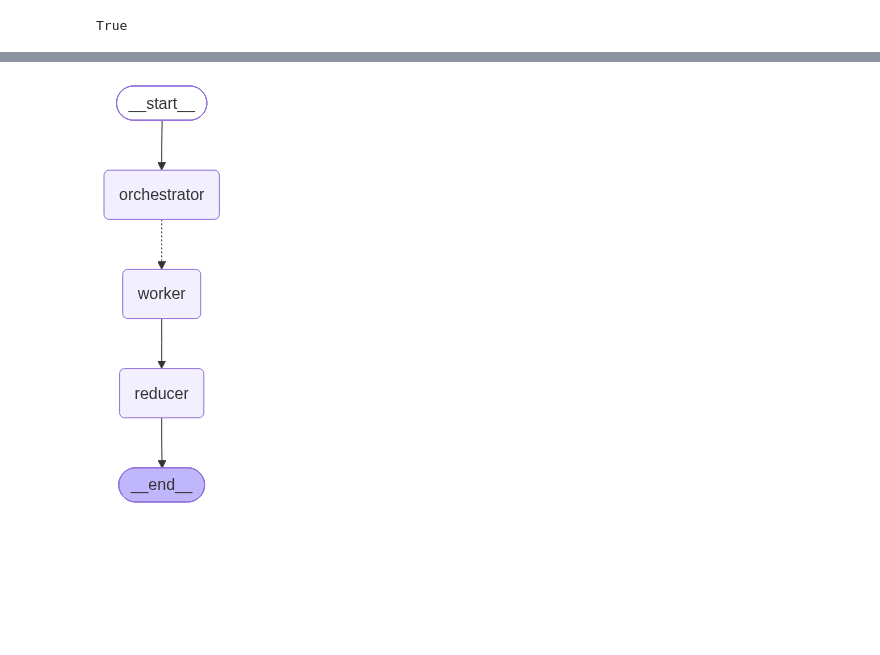
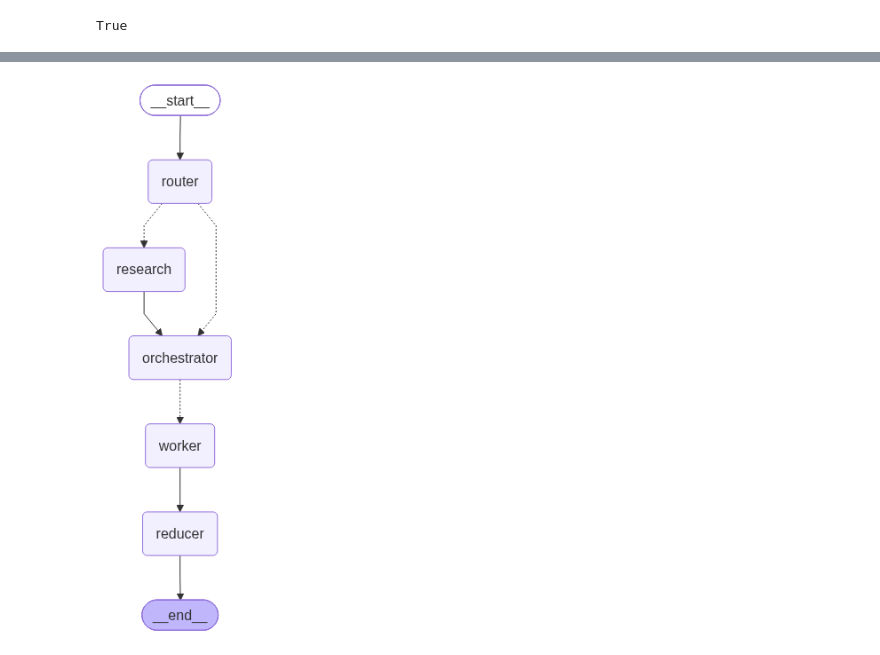
Before and after one commit to eshamalik080/Blog-Writer-Chatbot, a Jupyter notebook: main.ipynb, the cells around one changed output, grey strips where cells are left out. Drawn from its saved outputs; the diff is of its cells as text; code cells hidden in the pictures; blank space fills up the shorter version.

Commit message:
Build blog writer chatbot workflow

```diff
--- a/main.ipynb
+++ b/main.ipynb
@@ -212,0 +532,13 @@ def reducer(state: State) -> dict:
+# %%
+# build reducer subgraph
+reducer_graph = StateGraph(State)
+reducer_graph.add_node("merge_content", merge_content)
+reducer_graph.add_node("decide_images", decide_images)
+reducer_graph.add_node("generate_and_place_images", generate_and_place_images)
+reducer_graph.add_edge(START, "merge_content")
+reducer_graph.add_edge("merge_content", "decide_images")
+reducer_graph.add_edge("decide_images", "generate_and_place_images")
+reducer_graph.add_edge("generate_and_place_images", END)
+reducer_subgraph = reducer_graph.compile()
+
+reducer_subgraph
@@ -213,17 +547,24 @@ def reducer(state: State) -> dict:
 # %%
-graph = StateGraph(State)
-graph.add_node('orchestrator', orchestrator)
-graph.add_node('worker', worker)
-graph.add_node('reducer', reducer)
+# -----------------------------
+# 9) Build graph
+# -----------------------------
+g = StateGraph(State)
+g.add_node("router", router_node)
+g.add_node("research", research_node)
+g.add_node("orchestrator", orchestrator_node)
+g.add_node("worker", worker_node)
+g.add_node("reducer", reducer_subgraph)
 
-graph.add_edge(START, 'orchestrator')
-graph.add_conditional_edges('orchestrator', fanout, ['worker'])
-graph.add_edge('worker', 'reducer')
-graph.add_edge('reducer', END)
+g.add_edge(START, "router")
+g.add_conditional_edges("router", router_next, {"research": "research", "orchestrator": "orchestrator"})
+g.add_edge("research", "orchestrator")
 
-app = graph.compile()
+g.add_conditional_edges("orchestrator", fanout, ["worker"])
+g.add_edge("worker", "reducer")
+g.add_edge("reducer", END)
 
+app = g.compile()
 app
 # %% [output]
-[figure, old version]
+[figure, new version]
 # %%
```
Also changed, not shown: parts of 13 cells of this notebook.
